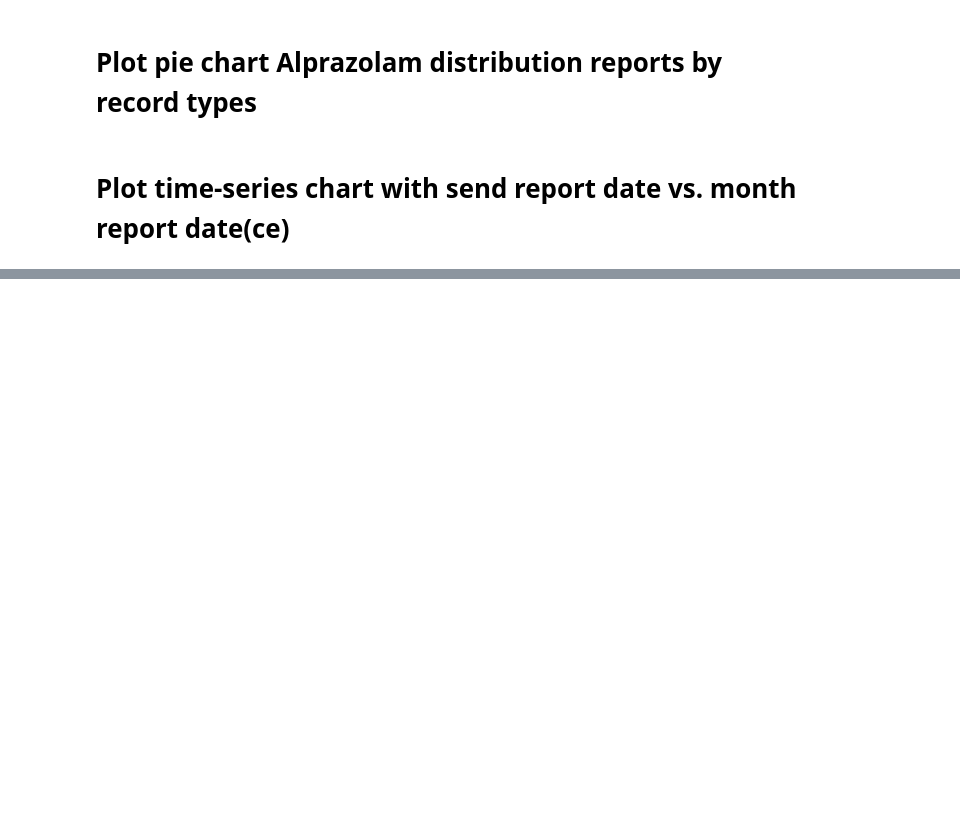
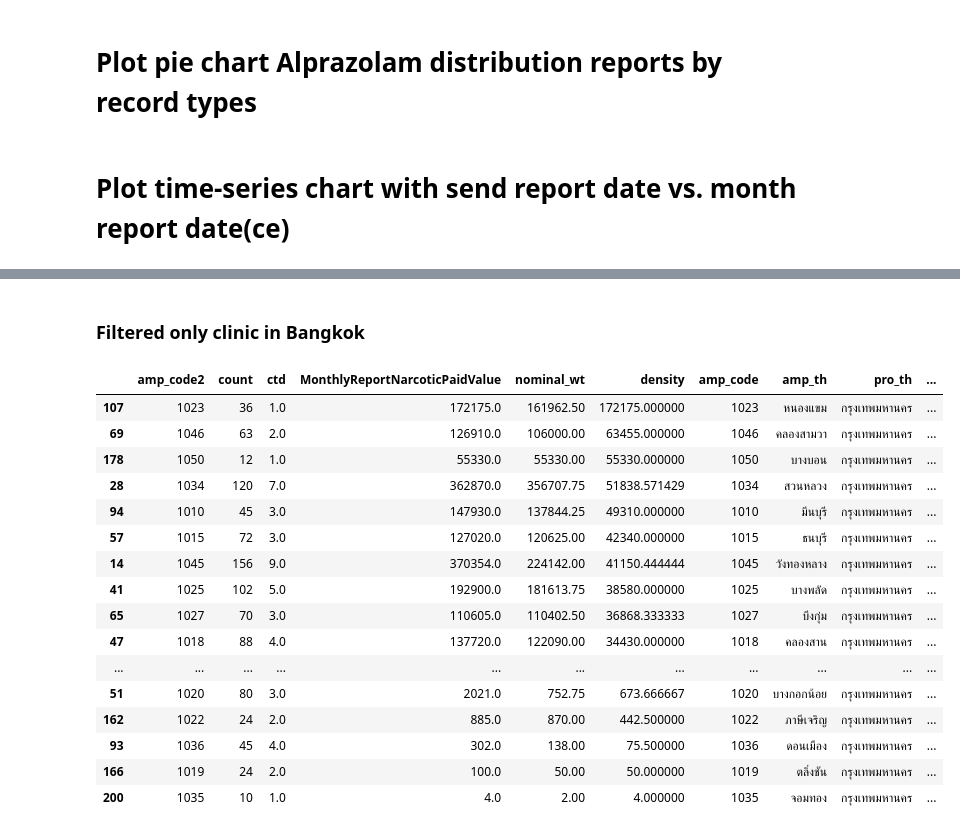
Before and after one commit to konrawit13/nct_distr, a Jupyter notebook: dist_report_v7.ipynb, the cells around one changed output, grey strips where cells are left out. Cells and saved outputs as stored; diff of their text form; code cells hidden in the pictures; blank space fills up the shorter version.

```diff
--- a/dist_report_v7.ipynb
+++ b/dist_report_v7.ipynb
@@ -257,0 +1571,7 @@ fig.show()
+# %%
+agg6 = agg6.join(
+    sum_fdf,
+    how = 'left',
+    on = 'amp_code2',
+    validate = '1:1'
+)
@@ -257,0 +1594,11 @@ fig.show()
+# %%
+nom_wt = filtered_clinic_df.groupby(by=['amp_code2'])['nominal_wt'].sum()
+# %%
+agg6 = agg6.join(
+    nom_wt,
+    how = 'left',
+    on = 'amp_code2',
+    validate = '1:1'
+)
+# %%
+agg6['density'] = agg6['MonthlyReportNarcoticPaidValue']/agg6['ctd']
@@ -257,0 +1753,22 @@ fig.show()
+# %% [markdown]
+<h3>Filtered only clinic in Bangkok</h3>
+# %%
+agg6.loc[agg6['pro_th'] == 'กรุงเทพมหานคร'].sort_values(by ='density', ascending=False)
+# %% [output]
+|  | amp_code2 | count | ctd | MonthlyReportNarcoticPaidValue | nominal_wt | density | amp_code | amp_th | pro_th | ... |
+| 107 | 1023 | 36 | 1.0 | 172175.0 | 161962.50 | 172175.000000 | 1023 | หนองแขม | กรุงเทพมหานคร | ... |
+| 69 | 1046 | 63 | 2.0 | 126910.0 | 106000.00 | 63455.000000 | 1046 | คลองสามวา | กรุงเทพมหานคร | ... |
+| 178 | 1050 | 12 | 1.0 | 55330.0 | 55330.00 | 55330.000000 | 1050 | บางบอน | กรุงเทพมหานคร | ... |
+| 28 | 1034 | 120 | 7.0 | 362870.0 | 356707.75 | 51838.571429 | 1034 | สวนหลวง | กรุงเทพมหานคร | ... |
+| 94 | 1010 | 45 | 3.0 | 147930.0 | 137844.25 | 49310.000000 | 1010 | มีนบุรี | กรุงเทพมหานคร | ... |
+| 57 | 1015 | 72 | 3.0 | 127020.0 | 120625.00 | 42340.000000 | 1015 | ธนบุรี | กรุงเทพมหานคร | ... |
+| 14 | 1045 | 156 | 9.0 | 370354.0 | 224142.00 | 41150.444444 | 1045 | วังทองหลาง | กรุงเทพมหานคร | ... |
+| 41 | 1025 | 102 | 5.0 | 192900.0 | 181613.75 | 38580.000000 | 1025 | บางพลัด | กรุงเทพมหานคร | ... |
+| 65 | 1027 | 70 | 3.0 | 110605.0 | 110402.50 | 36868.333333 | 1027 | บึงกุ่ม | กรุงเทพมหานคร | ... |
+| 47 | 1018 | 88 | 4.0 | 137720.0 | 122090.00 | 34430.000000 | 1018 | คลองสาน | กรุงเทพมหานคร | ... |
+| ... | ... | ... | ... | ... | ... | ... | ... | ... | ... | ... |
+| 51 | 1020 | 80 | 3.0 | 2021.0 | 752.75 | 673.666667 | 1020 | บางกอกน้อย | กรุงเทพมหานคร | ... |
+| 162 | 1022 | 24 | 2.0 | 885.0 | 870.00 | 442.500000 | 1022 | ภาษีเจริญ | กรุงเทพมหานคร | ... |
+| 93 | 1036 | 45 | 4.0 | 302.0 | 138.00 | 75.500000 | 1036 | ดอนเมือง | กรุงเทพมหานคร | ... |
+| 166 | 1019 | 24 | 2.0 | 100.0 | 50.00 | 50.000000 | 1019 | ตลิ่งชัน | กรุงเทพมหานคร | ... |
+| 200 | 1035 | 10 | 1.0 | 4.0 | 2.00 | 4.000000 | 1035 | จอมทอง | กรุงเทพมหานคร | ... |
```
Also changed, not shown: parts of 271 cells of this notebook, 2 other files.
